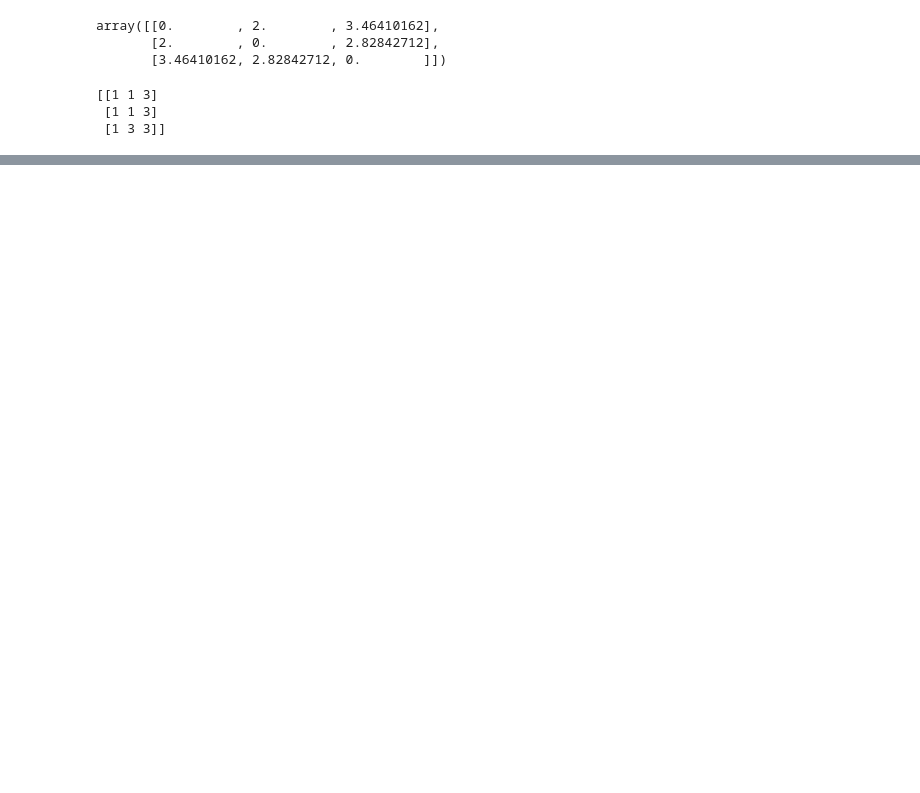
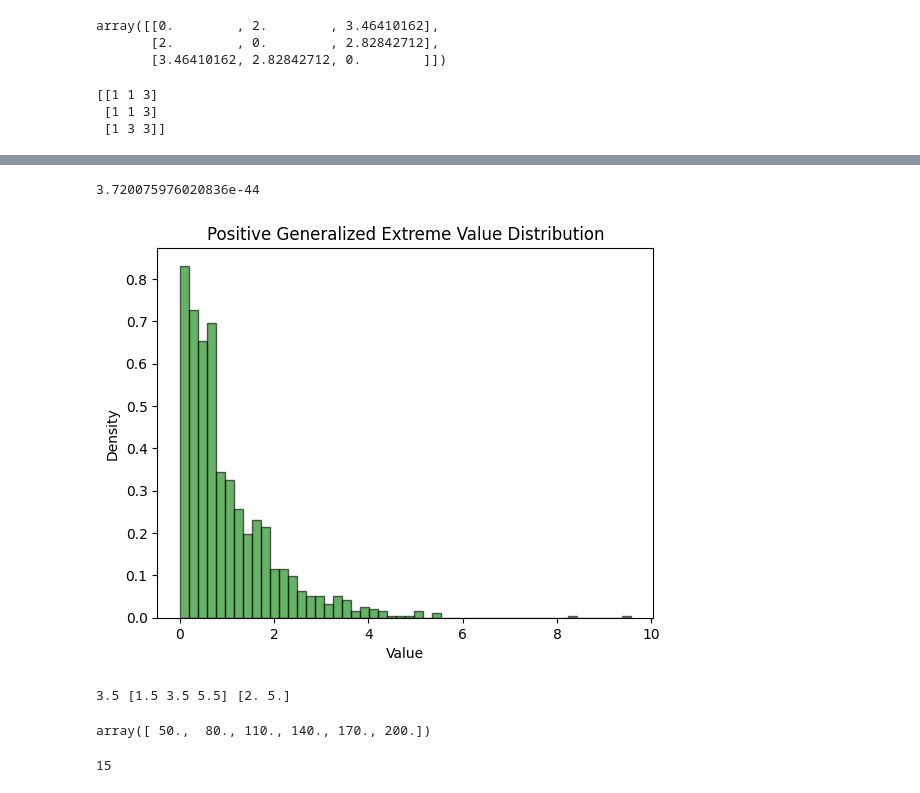
Before and after one commit to arendgeerlofs/SWB, a Jupyter notebook: timeit.ipynb, the cells around one changed output, grey strips where cells are left out. Saved outputs shown, nothing was run; the diff lists cells and outputs as text; code cells hidden in the pictures; blank space fills up the shorter version.

```diff
--- a/timeit.ipynb
+++ b/timeit.ipynb
@@ -297,0 +363,42 @@ print(b)
+# %%
+genextreme.pdf(100, 0, 0, 1)
+# %% [output]
+3.720075976020836e-44
+# %%
+# Define parameters of the GEV distribution
+c = 0.1  # Shape parameter
+loc = 0  # Location parameter
+scale = 1  # Scale parameter
+
+# Generate random variates from the negative GEV distribution
+num_samples = 1000
+samples_neg_gev = -genextreme.rvs(c, loc=loc, scale=scale, size=num_samples)
+
+# Apply exponential transformation to ensure positive values
+samples_positive = np.exp(samples_neg_gev)
+
+# Plot histogram of transformed samples
+plt.hist(samples_positive, bins=50, density=True, alpha=0.6, color='g', edgecolor='black')
+
+plt.title('Positive Generalized Extreme Value Distribution')
+plt.xlabel('Value')
+plt.ylabel('Density')
+plt.show()
+# %% [output]
+[figure, added]
+# %%
+import numpy as np
+a = np.array([[1, 2, 3], [2, 5, 8]])
+print(np.mean(a), np.mean(a, axis=0), np.mean(a, axis=1))
+# %% [output]
+3.5 [1.5 3.5 5.5] [2. 5.]
+# %%
+np.linspace(50, 200, 6)
+# %% [output]
+array([ 50.,  80., 110., 140., 170., 200.])
+# %%
+a = 5
+a *= 3
+print(a)
+# %% [output]
+15
```
Also changed, not shown: parts of 21 cells of this notebook, 9 other files.
